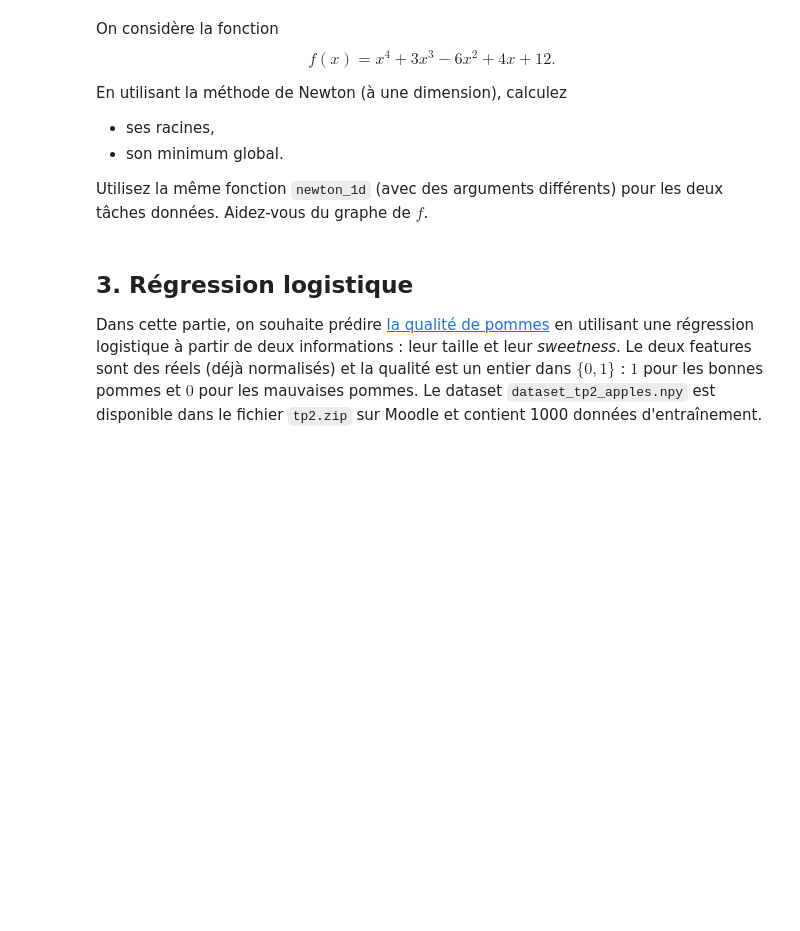
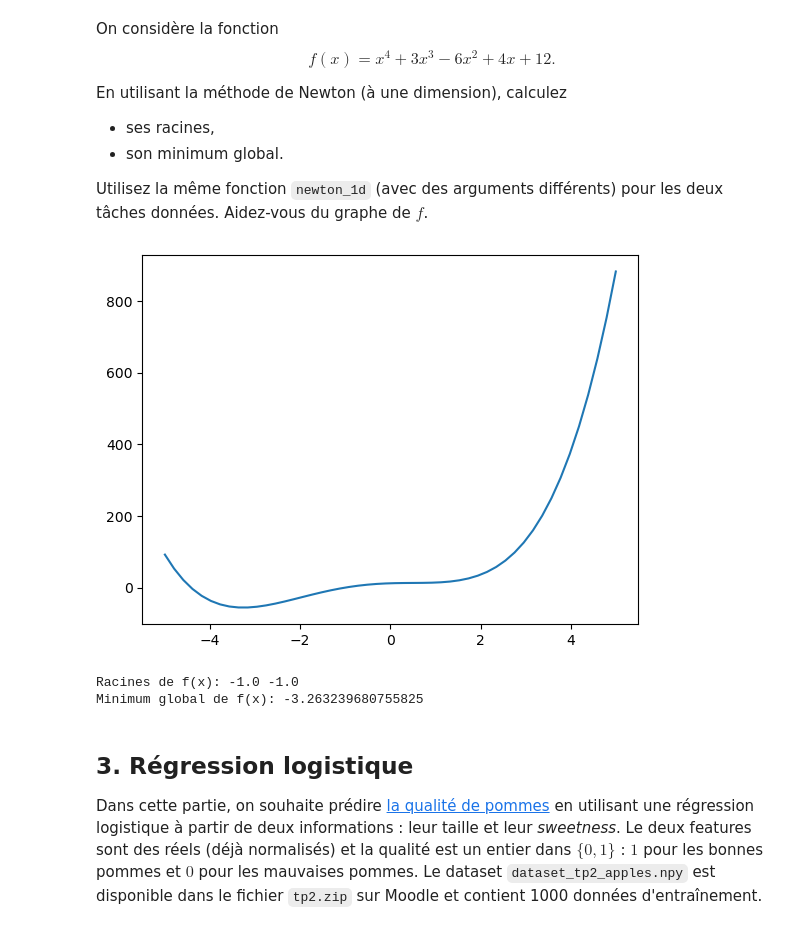
Before and after one commit to gabrielmariebrisson/master, a Jupyter notebook: semestre_2/machinelearning/tp2/tp2.ipynb, the cells around one changed output. Cells and saved outputs as stored; diff of their text form; code cells hidden in the pictures; blank space fills up the shorter version.

```diff
--- a/semestre_2/machinelearning/tp2/tp2.ipynb
+++ b/semestre_2/machinelearning/tp2/tp2.ipynb
@@ -193,6 +238,11 @@ def ddf(x):
 # %%
 # Graphe de f entre -5 et 5
-pass
+x_values = np.linspace(-5, 5)
+y_values = f(x_values)
+plt.plot(x_values, y_values)
+plt.show()
+# %% [output]
+[figure, added]
 # %%
 def newton_1d(f, df, x0, max_iter=1000, epsilon=1e-10):
     """Finds a root of f given its derivative df and an initial guess x0.
@@ -202,6 +258,17 @@ def newton_1d(f, df, x0, max_iter=1000, epsilon=1e-10):
 # %%
 # Find the two roots and the global minimum using newton_1d
-pass
+# Trouver les racines avec la méthode de Newton
+root1 = newton_1d(f, df, x0=-3)
+root2 = newton_1d(f, df, x0=2)
+
+# Trouver le minimum global avec la méthode de Newton
+minimum_global = newton_1d(df, ddf, x0=0)
+
+print("Racines de f(x):", root1, root2)
+print("Minimum global de f(x):", minimum_global)
+# %% [output]
+Racines de f(x): -1.0 -1.0
+Minimum global de f(x): -3.263239680755825
 # %% [markdown]
 ## 3. Régression logistique
 Dans cette partie, on souhaite prédire [la qualité de pommes](https://www.kaggle.com/datasets/nelgiriyewithana/apple-quality/data) en utilisant une régression logistique à partir de deux informations : leur taille et leur *sweetness*. Le deux features sont des réels (déjà normalisés) et la qualité est un entier dans $\{0, 1\}$ : $1$ pour les bonnes pommes et $0$ pour les mauvaises pommes.
```
Also changed, not shown: parts of 15 cells of this notebook, 3 other files.
